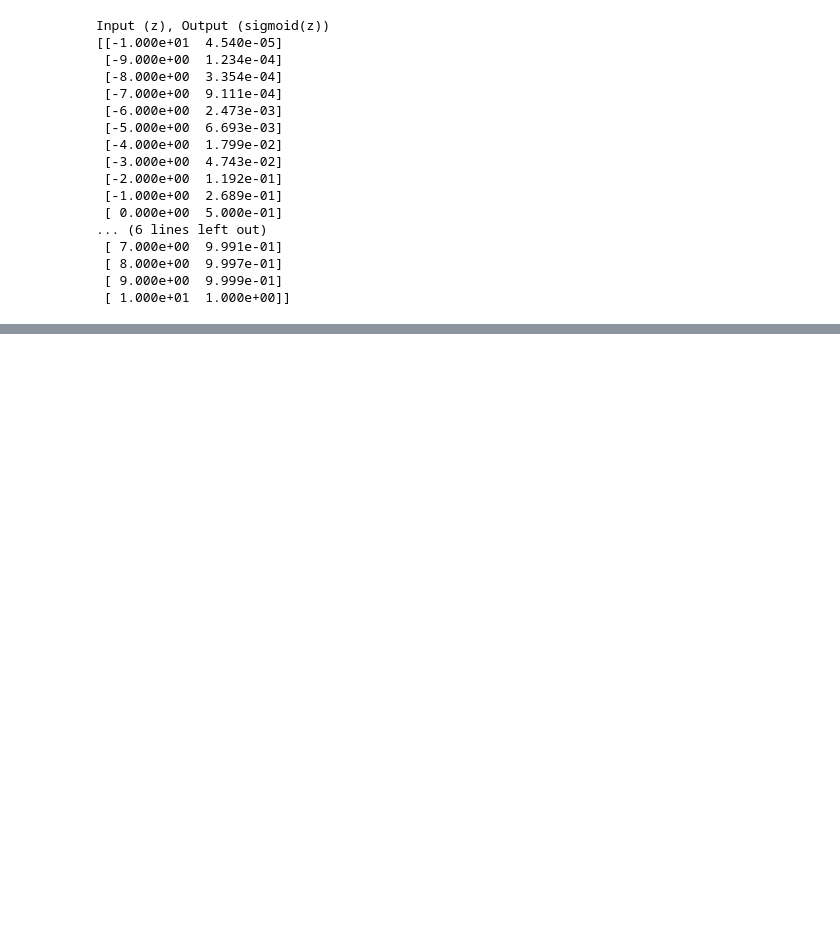
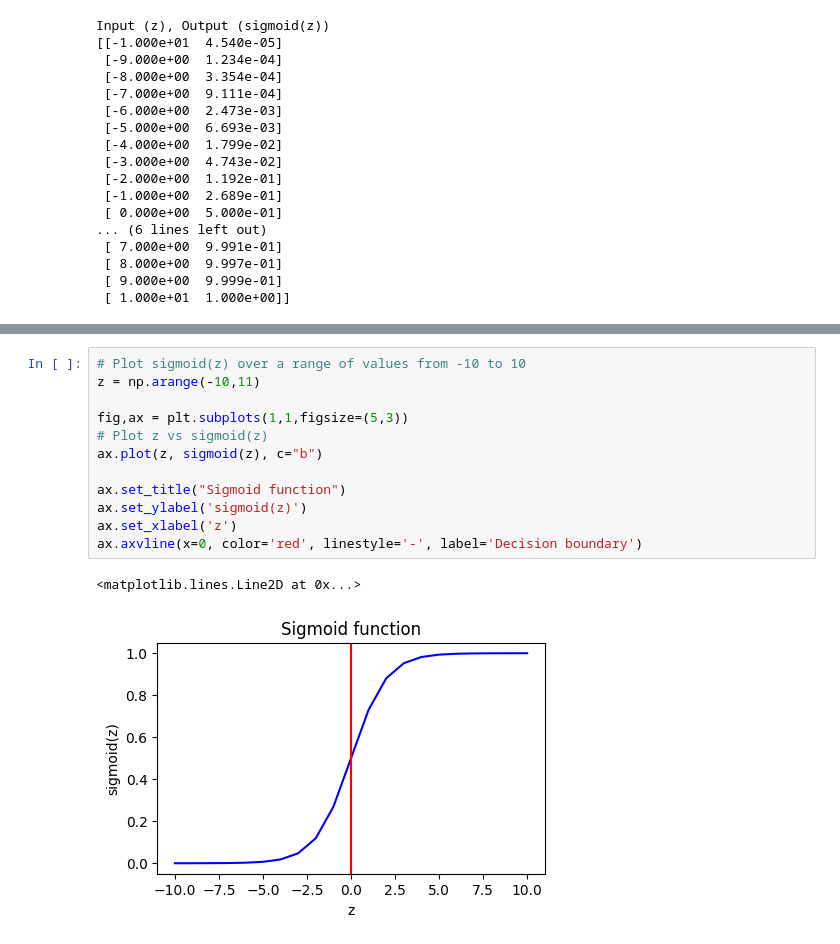
Before and after one commit to yb-whilelearning/PythonProjects__ML, a Jupyter notebook: Classification.ipynb, the cells around one changed output, grey strips where cells are left out. Cells and saved outputs as stored; diff of their text form; blank space fills up the shorter version.

```diff
--- a/Classification.ipynb
+++ b/Classification.ipynb
@@ -81,0 +170,15 @@ Input (z), Output (sigmoid(z))
+# %%
+# Plot sigmoid(z) over a range of values from -10 to 10
+z = np.arange(-10,11)
+
+fig,ax = plt.subplots(1,1,figsize=(5,3))
+# Plot z vs sigmoid(z)
+ax.plot(z, sigmoid(z), c="b")
+
+ax.set_title("Sigmoid function")
+ax.set_ylabel('sigmoid(z)')
+ax.set_xlabel('z')
+ax.axvline(x=0, color='red', linestyle='-', label='Decision boundary')
+# %% [output]
+<matplotlib.lines.Line2D at 0x...>
+[figure, added]
```
Also changed, not shown: parts of 10 cells of this notebook.
